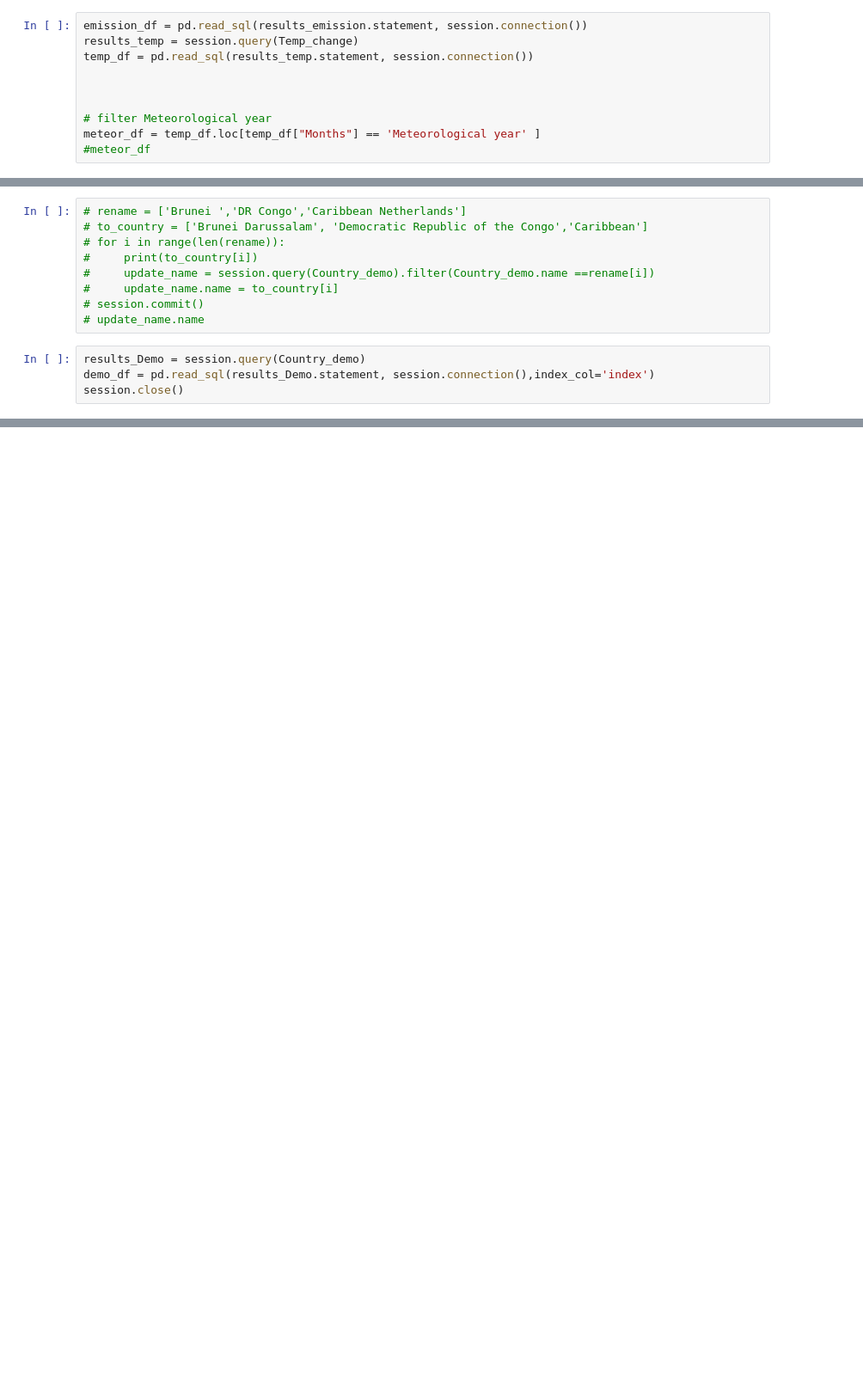
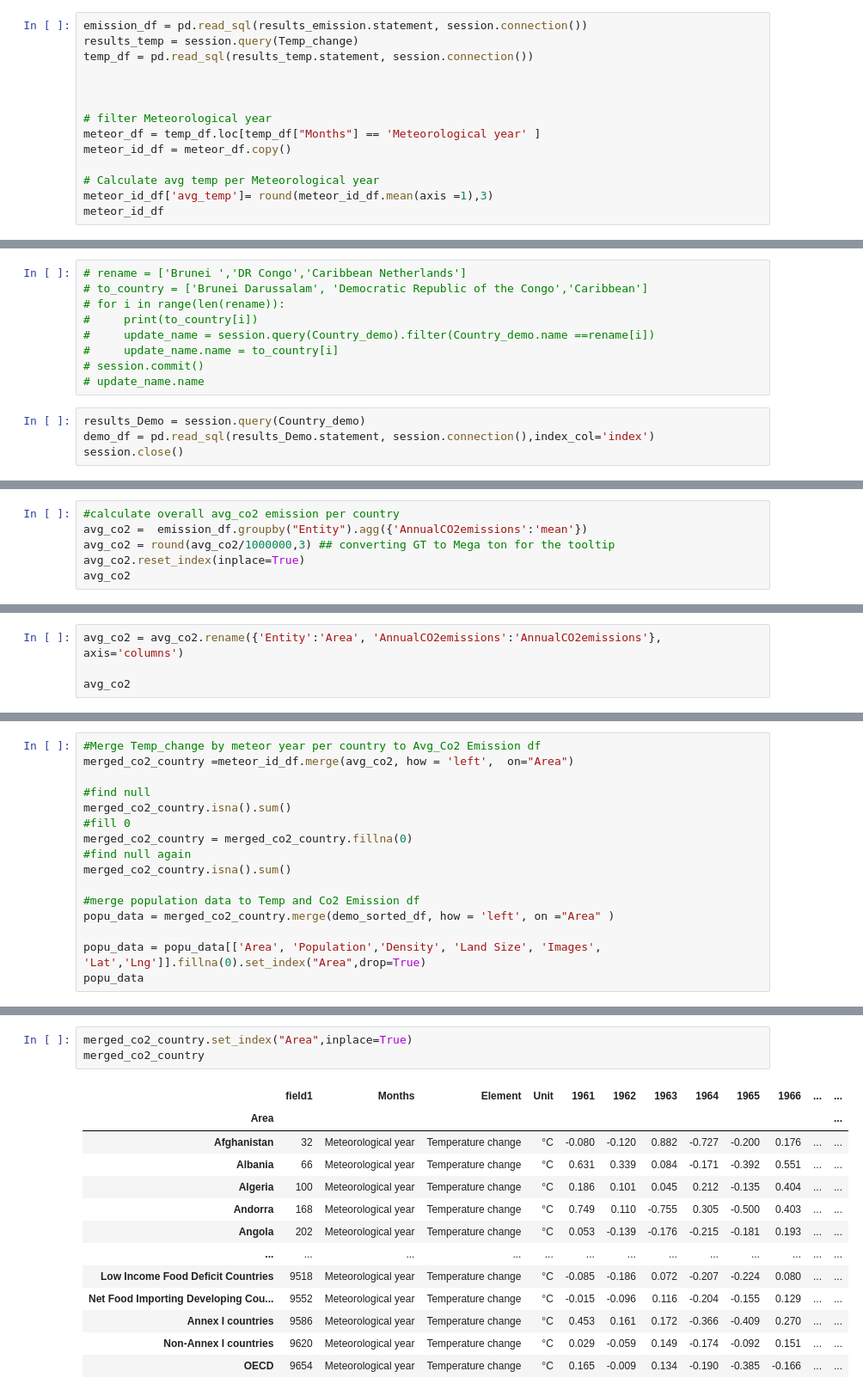
Before and after one commit to divya-gh/Climate-Interactive-Dashboard, a Jupyter notebook: add_Demo_info.ipynb, the cells around one changed output, grey strips where cells are left out. Shown: that part at 86% size. Saved outputs shown, nothing was run; the diff lists cells and outputs as text; blank space fills up the shorter version.

```diff
--- a/add_Demo_info.ipynb
+++ b/add_Demo_info.ipynb
@@ -43,4 +43,8 @@ temp_df = pd.read_sql(results_temp.statement, session.connection())
 
 # filter Meteorological year
 meteor_df = temp_df.loc[temp_df["Months"] == 'Meteorological year' ]
-#meteor_df
+meteor_id_df = meteor_df.copy()
+
+# Calculate avg temp per Meteorological year
+meteor_id_df['avg_temp']= round(meteor_id_df.mean(axis =1),3)
+meteor_id_df
@@ -307,0 +117,6 @@ Scatter_obj1
+# %%
+#calculate overall avg_co2 emission per country
+avg_co2 =  emission_df.groupby("Entity").agg({'AnnualCO2emissions':'mean'})
+avg_co2 = round(avg_co2/1000000,3) ## converting GT to Mega ton for the tooltip
+avg_co2.reset_index(inplace=True)
+avg_co2
@@ -307,0 +137,4 @@ Scatter_obj1
+# %%
+avg_co2 = avg_co2.rename({'Entity':'Area', 'AnnualCO2emissions':'AnnualCO2emissions'}, axis='columns')
+
+avg_co2
@@ -307,0 +155,16 @@ Scatter_obj1
+# %%
+#Merge Temp_change by meteor year per country to Avg_Co2 Emission df
+merged_co2_country =meteor_id_df.merge(avg_co2, how = 'left',  on="Area")
+
+#find null
+merged_co2_country.isna().sum()
+#fill 0
+merged_co2_country = merged_co2_country.fillna(0)
+#find null again
+merged_co2_country.isna().sum()
+
+#merge population data to Temp and Co2 Emission df
+popu_data = merged_co2_country.merge(demo_sorted_df, how = 'left', on ="Area" )
+
+popu_data = popu_data[['Area', 'Population','Density', 'Land Size', 'Images', 'Lat','Lng']].fillna(0).set_index("Area",drop=True)
+popu_data
@@ -307,0 +186,17 @@ Scatter_obj1
+# %%
+merged_co2_country.set_index("Area",inplace=True)
+merged_co2_country
+# %% [output]
+|  | field1 | Months | Element | Unit | 1961 | 1962 | 1963 | 1964 | 1965 | 1966 | ... | ... |
+| Area |  |  |  |  |  |  |  |  |  |  |  | ... |
+| Afghanistan | 32 | Meteorological year | Temperature change | °C | -0.080 | -0.120 | 0.882 | -0.727 | -0.200 | 0.176 | ... | ... |
+| Albania | 66 | Meteorological year | Temperature change | °C | 0.631 | 0.339 | 0.084 | -0.171 | -0.392 | 0.551 | ... | ... |
+| Algeria | 100 | Meteorological year | Temperature change | °C | 0.186 | 0.101 | 0.045 | 0.212 | -0.135 | 0.404 | ... | ... |
+| Andorra | 168 | Meteorological year | Temperature change | °C | 0.749 | 0.110 | -0.755 | 0.305 | -0.500 | 0.403 | ... | ... |
+| Angola | 202 | Meteorological year | Temperature change | °C | 0.053 | -0.139 | -0.176 | -0.215 | -0.181 | 0.193 | ... | ... |
+| ... | ... | ... | ... | ... | ... | ... | ... | ... | ... | ... | ... | ... |
+| Low Income Food Deficit Countries | 9518 | Meteorological year | Temperature change | °C | -0.085 | -0.186 | 0.072 | -0.207 | -0.224 | 0.080 | ... | ... |
+| Net Food Importing Developing Cou... | 9552 | Meteorological year | Temperature change | °C | -0.015 | -0.096 | 0.116 | -0.204 | -0.155 | 0.129 | ... | ... |
+| Annex I countries | 9586 | Meteorological year | Temperature change | °C | 0.453 | 0.161 | 0.172 | -0.366 | -0.409 | 0.270 | ... | ... |
+| Non-Annex I countries | 9620 | Meteorological year | Temperature change | °C | 0.029 | -0.059 | 0.149 | -0.174 | -0.092 | 0.151 | ... | ... |
+| OECD | 9654 | Meteorological year | Temperature change | °C | 0.165 | -0.009 | 0.134 | -0.190 | -0.385 | -0.166 | ... | ... |
```
Also changed, not shown: parts of 17 cells of this notebook, 2 other files.
